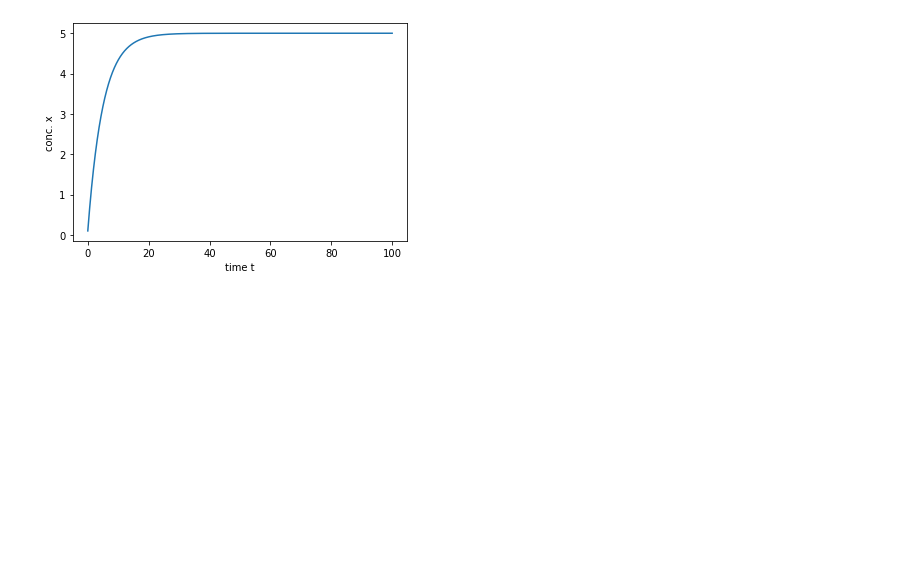
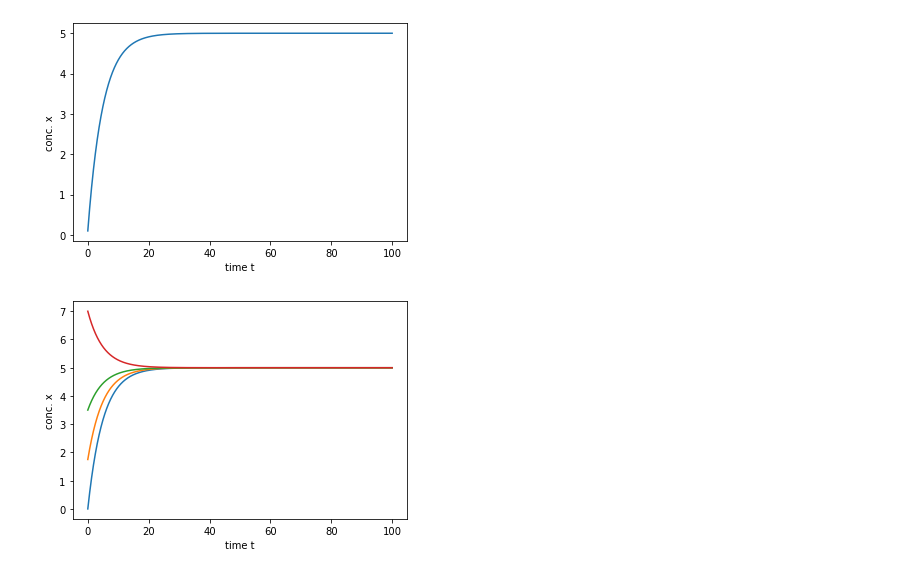
Before and after one commit to olmom/models_for_teaching, a Jupyter notebook: production_degradation.ipynb, the cells around one changed output. Drawn from its saved outputs; the diff is of its cells as text; code cells hidden in the pictures; blank space fills up the shorter version.

```diff
--- a/production_degradation.ipynb
+++ b/production_degradation.ipynb
@@ -43 +44,19 @@ ax.set_label('time series of x')
 # Is your analytical calculation of steady state(s) consistent with what you find from the time series?
+# %%
+# solutions for different initial conditions
+sol1 = odeint(production_decay, 0, t, args=(parameters,))
+sol2 = odeint(production_decay, 1.75, t, args=(parameters,))
+sol3 = odeint(production_decay, 3.5, t, args=(parameters,))
+sol4 = odeint(production_decay, 7, t, args=(parameters,))
+
+fig2 = plt.figure()
+ax = fig2.add_subplot(1,1,1)
+ax.plot(t, sol1)
+ax.plot(t, sol2)
+ax.plot(t, sol3)
+ax.plot(t, sol4)
+ax.set_xlabel('time t')
+ax.set_ylabel('conc. x')
+ax.set_label('time series of x')
+# %% [output]
+[figure, added]
```
Also changed, not shown: parts of 2 cells of this notebook, 2 other files.
